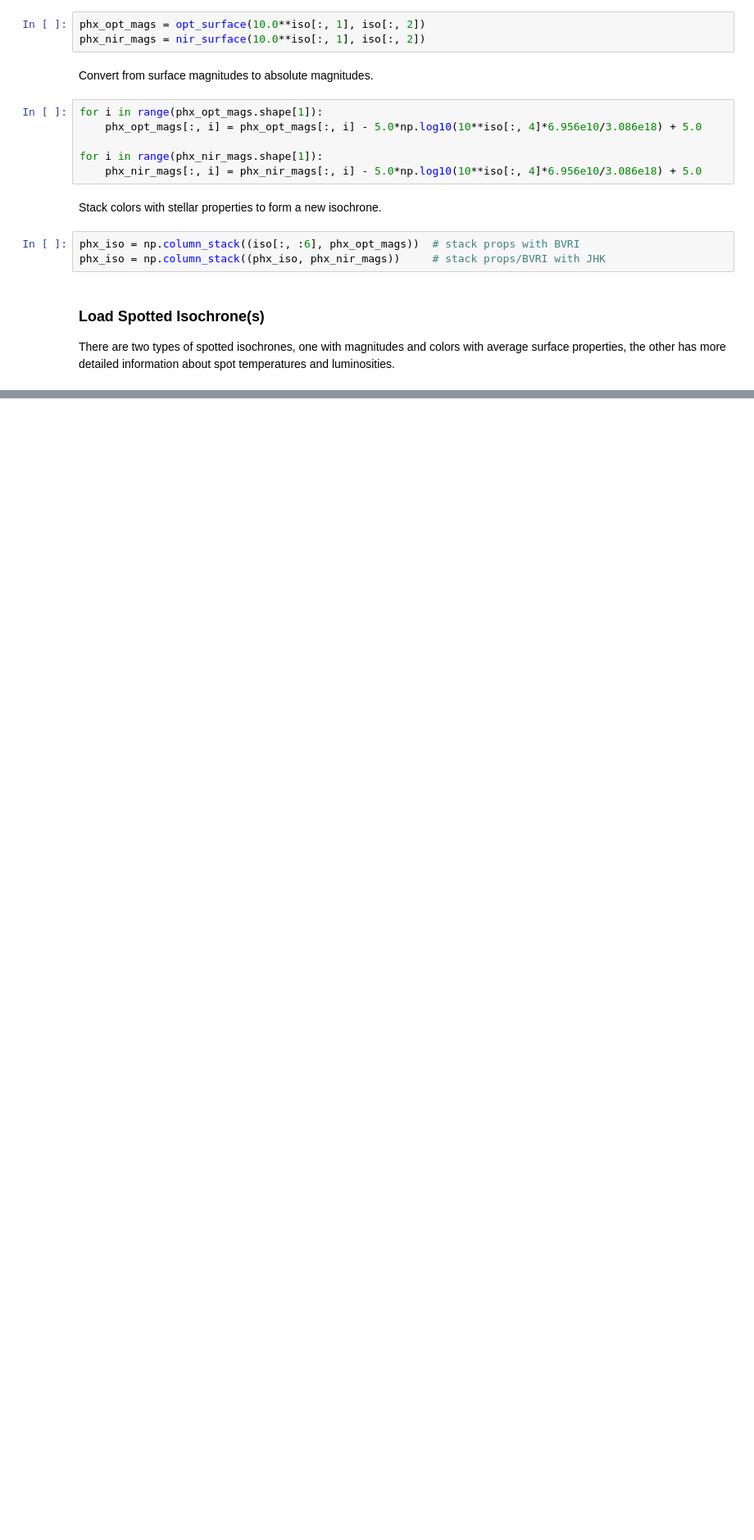
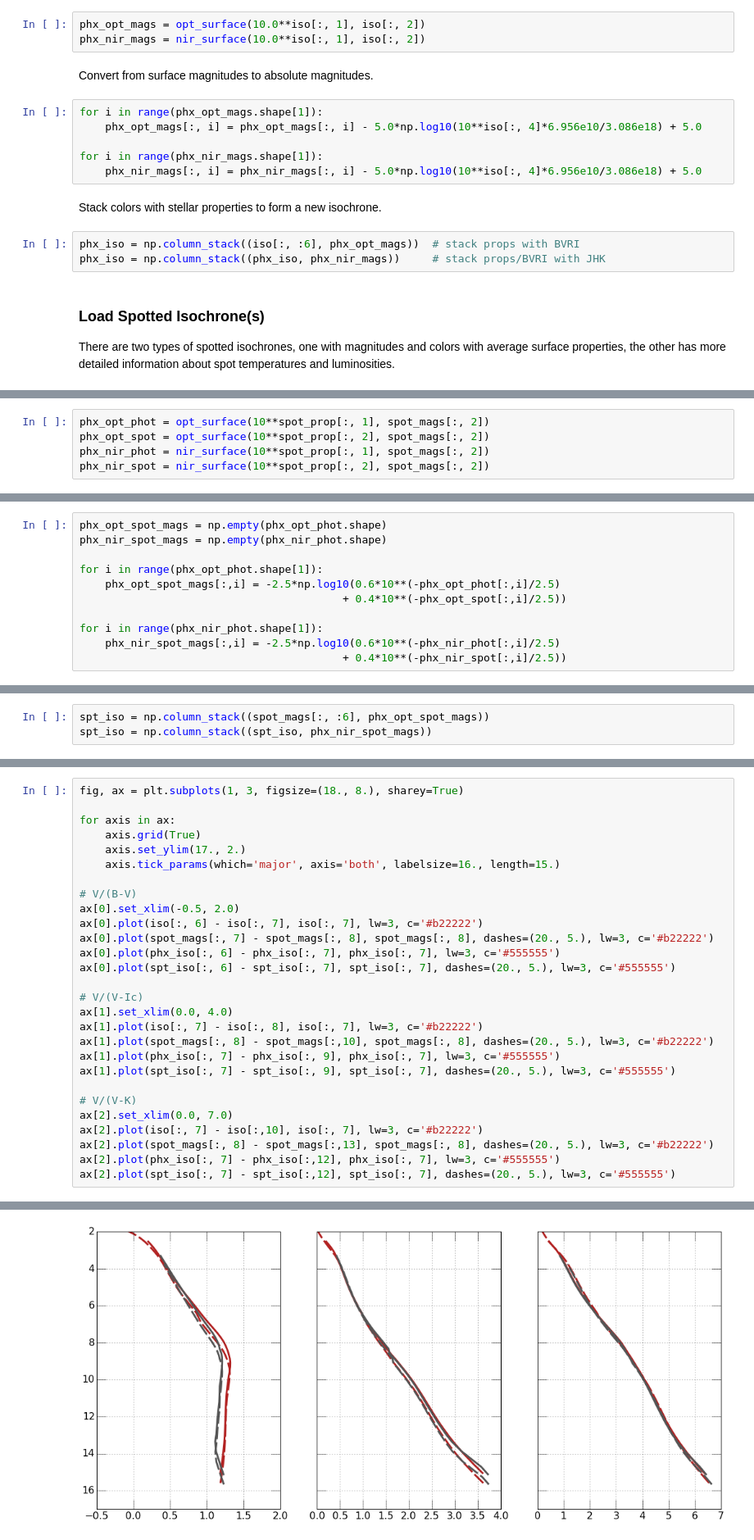
Before and after one commit to gfeiden/Notebook, a Jupyter notebook: Projects/ngc2516_spots/cool_spot_colors.ipynb, the cells around one changed output, grey strips where cells are left out. Shown at 82% size. Saved outputs shown, nothing was run; the diff lists cells and outputs as text; blank space fills up the shorter version.

Commit message:
Spots with PHX CIFIST colors

```diff
--- a/Projects/ngc2516_spots/cool_spot_colors.ipynb
+++ b/Projects/ngc2516_spots/cool_spot_colors.ipynb
@@ -50,0 +57,5 @@ There are two types of spotted isochrones, one with magnitudes and colors with a
+# %%
+phx_opt_phot = opt_surface(10**spot_prop[:, 1], spot_mags[:, 2])
+phx_opt_spot = opt_surface(10**spot_prop[:, 2], spot_mags[:, 2])
+phx_nir_phot = nir_surface(10**spot_prop[:, 1], spot_mags[:, 2])
+phx_nir_spot = nir_surface(10**spot_prop[:, 2], spot_mags[:, 2])
@@ -50,0 +79,11 @@ There are two types of spotted isochrones, one with magnitudes and colors with a
+# %%
+phx_opt_spot_mags = np.empty(phx_opt_phot.shape)
+phx_nir_spot_mags = np.empty(phx_nir_phot.shape)
+
+for i in range(phx_opt_phot.shape[1]):
+    phx_opt_spot_mags[:,i] = -2.5*np.log10(0.6*10**(-phx_opt_phot[:,i]/2.5)
+                                         + 0.4*10**(-phx_opt_spot[:,i]/2.5))
+
+for i in range(phx_nir_phot.shape[1]):
+    phx_nir_spot_mags[:,i] = -2.5*np.log10(0.6*10**(-phx_nir_phot[:,i]/2.5)
+                                         + 0.4*10**(-phx_nir_spot[:,i]/2.5))
@@ -50,0 +92,3 @@ There are two types of spotted isochrones, one with magnitudes and colors with a
+# %%
+spt_iso = np.column_stack((spot_mags[:, :6], phx_opt_spot_mags))
+spt_iso = np.column_stack((spt_iso, phx_nir_spot_mags))
@@ -50,0 +99,29 @@ There are two types of spotted isochrones, one with magnitudes and colors with a
+# %%
+fig, ax = plt.subplots(1, 3, figsize=(18., 8.), sharey=True)
+
+for axis in ax:
+    axis.grid(True)
+    axis.set_ylim(17., 2.)
+    axis.tick_params(which='major', axis='both', labelsize=16., length=15.)
+
+# V/(B-V)
+ax[0].set_xlim(-0.5, 2.0)
+ax[0].plot(iso[:, 6] - iso[:, 7], iso[:, 7], lw=3, c='#b22222')
+ax[0].plot(spot_mags[:, 7] - spot_mags[:, 8], spot_mags[:, 8], dashes=(20., 5.), lw=3, c='#b22222')
+ax[0].plot(phx_iso[:, 6] - phx_iso[:, 7], phx_iso[:, 7], lw=3, c='#555555')
+ax[0].plot(spt_iso[:, 6] - spt_iso[:, 7], spt_iso[:, 7], dashes=(20., 5.), lw=3, c='#555555')
+
+# V/(V-Ic)
+ax[1].set_xlim(0.0, 4.0)
+ax[1].plot(iso[:, 7] - iso[:, 8], iso[:, 7], lw=3, c='#b22222')
+ax[1].plot(spot_mags[:, 8] - spot_mags[:,10], spot_mags[:, 8], dashes=(20., 5.), lw=3, c='#b22222')
+ax[1].plot(phx_iso[:, 7] - phx_iso[:, 9], phx_iso[:, 7], lw=3, c='#555555')
+ax[1].plot(spt_iso[:, 7] - spt_iso[:, 9], spt_iso[:, 7], dashes=(20., 5.), lw=3, c='#555555')
+
+# V/(V-K)
+ax[2].set_xlim(0.0, 7.0)
+ax[2].plot(iso[:, 7] - iso[:,10], iso[:, 7], lw=3, c='#b22222')
+ax[2].plot(spot_mags[:, 8] - spot_mags[:,13], spot_mags[:, 8], dashes=(20., 5.), lw=3, c='#b22222')
+ax[2].plot(phx_iso[:, 7] - phx_iso[:,12], phx_iso[:, 7], lw=3, c='#555555')
+ax[2].plot(spt_iso[:, 7] - spt_iso[:,12], spt_iso[:, 7], dashes=(20., 5.), lw=3, c='#555555')
+# %% [output]
@@ -50,0 +129 @@ There are two types of spotted isochrones, one with magnitudes and colors with a
+[figure, added]
```
Also changed, not shown: parts of 13 cells of this notebook.
